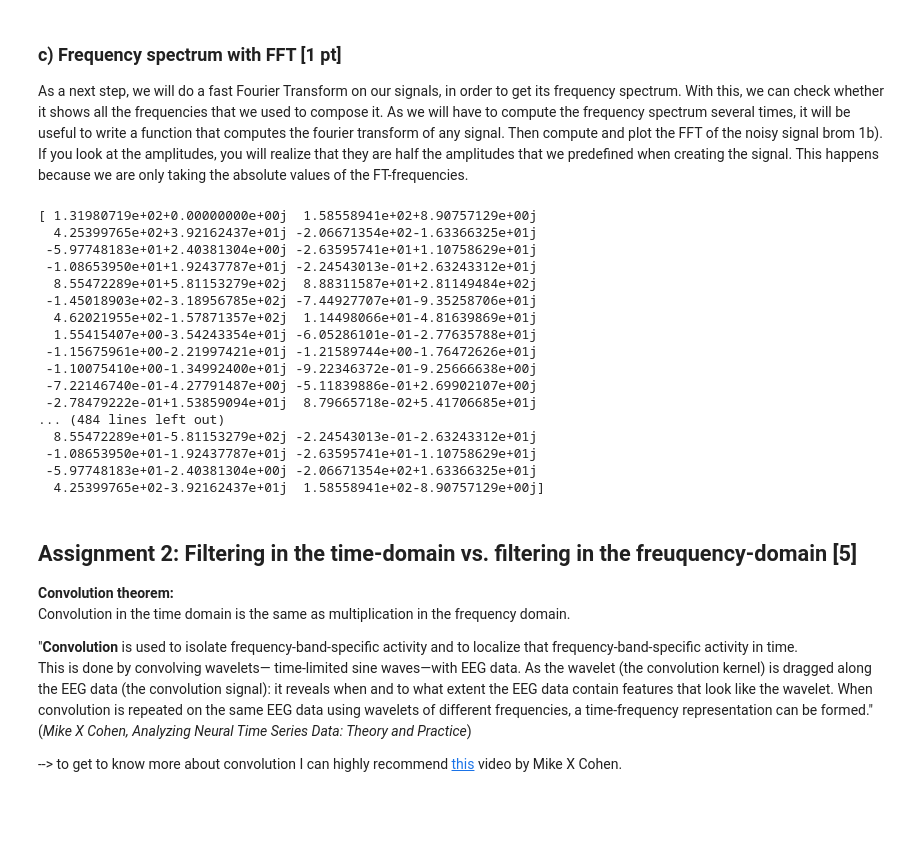
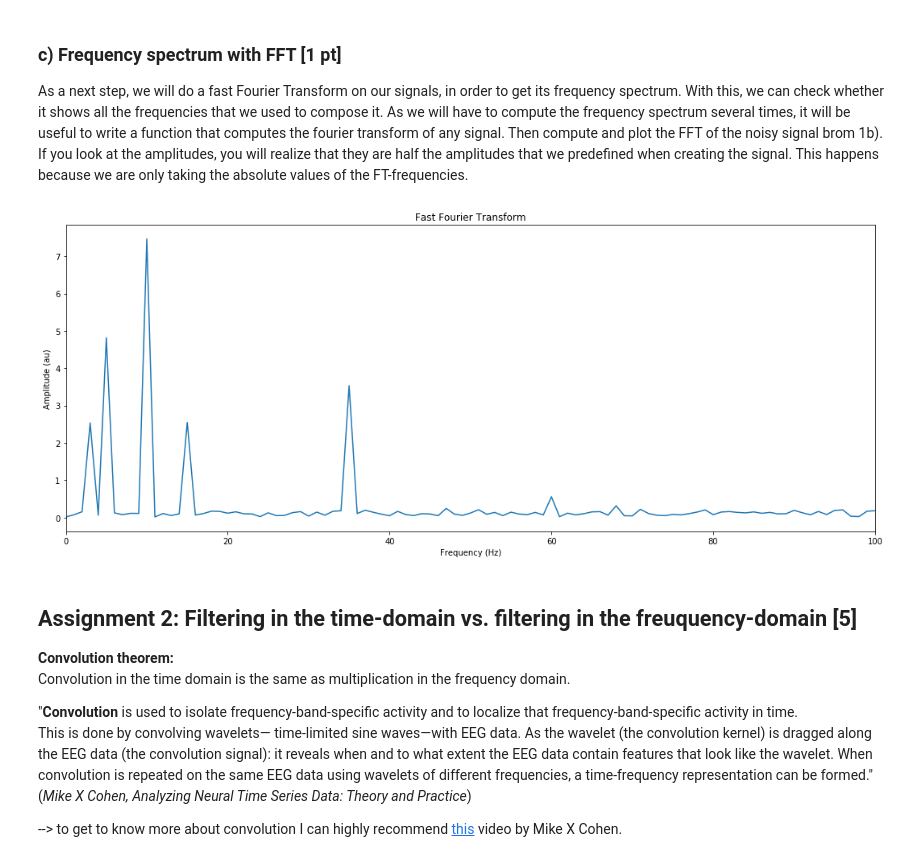
Before and after one commit to NBP-ACC/week-8-updated-acc_01, a Jupyter notebook: Sheet06.ipynb, the cells around one changed output. Cells and saved outputs as stored; diff of their text form; code cells hidden in the pictures; blank space fills up the shorter version.

```diff
--- a/Sheet06.ipynb
+++ b/Sheet06.ipynb
@@ -116,29 +116,3 @@ As a next step, we will do a fast Fourier Transform on our signals, in order to
 As we will have to compute the frequency spectrum several times, it will be useful to write a function that computes the fourier transform of any signal.
 Then compute and plot the FFT of the noisy signal brom 1b).
 If you look at the amplitudes, you will realize that they are half the amplitudes that we predefined when creating the signal. This happens because we are only taking the absolute values of the FT-frequencies.
-# %%
-print(scipy.fft(sig))
-# %% [output]
-[ 1.31980719e+02+0.00000000e+00j  1.58558941e+02+8.90757129e+00j
-  4.25399765e+02+3.92162437e+01j -2.06671354e+02-1.63366325e+01j
- -5.97748183e+01+2.40381304e+00j -2.63595741e+01+1.10758629e+01j
- -1.08653950e+01+1.92437787e+01j -2.24543013e-01+2.63243312e+01j
-  8.55472289e+01+5.81153279e+02j  8.88311587e+01+2.81149484e+02j
- -1.45018903e+02-3.18956785e+02j -7.44927707e+01-9.35258706e+01j
-  4.62021955e+02-1.57871357e+02j  1.14498066e+01-4.81639869e+01j
-  1.55415407e+00-3.54243354e+01j -6.05286101e-01-2.77635788e+01j
- -1.15675961e+00-2.21997421e+01j -1.21589744e+00-1.76472626e+01j
- -1.10075410e+00-1.34992400e+01j -9.22346372e-01-9.25666638e+00j
- -7.22146740e-01-4.27791487e+00j -5.11839886e-01+2.69902107e+00j
- -2.78479222e-01+1.53859094e+01j  8.79665718e-02+5.41706685e+01j
-... (484 lines left out)
-  8.55472289e+01-5.81153279e+02j -2.24543013e-01-2.63243312e+01j
- -1.08653950e+01-1.92437787e+01j -2.63595741e+01-1.10758629e+01j
- -5.97748183e+01-2.40381304e+00j -2.06671354e+02+1.63366325e+01j
-  4.25399765e+02-3.92162437e+01j  1.58558941e+02-8.90757129e+00j]
-# %%
-def getFT(sig):
-
-# TODO
-
-    return FFT
@@ -148,3 +119,33 @@ def getFT(sig):
+# %%
+def getFT(sig):
+    '''
+    This function takes a signal and computes its fast Fourier transform
+    and returns the 'plot' for fft.
+    '''
+    # get the length of our signal for a proportionate plot
+    xf = len(sig) // 2 # but we just half of it
+
+    # compute the fast Fourier transform
+    # and normalize it with the length of the signal
+    yf = np.fft.fft(sig) / len(sig)
+
+    # return two ranges of values for fft plot axes
+    return range(xf), np.abs(yf[0:xf])
+# %%
+# compute FFT of the noisy signal
+xf, yf = getFT(sig_noisy)
+
+# set the figure sizes and the labels
+plt.figure(figsize=(18,7))
+plt.title('Fast Fourier Transform')
+plt.xlim(0,100)
+plt.xlabel('Frequency (Hz)')
+plt.ylabel('Amplitude (au)')
+
+# plot the fft
+plt.plot(xf, yf);
+# %% [output]
+[figure, added]
 # %% [markdown]
 ## Assignment 2: Filtering in the time-domain vs. filtering in the freuquency-domain [5]
 **Convolution theorem:**
```
Also changed, not shown: parts of 3 cells of this notebook.
